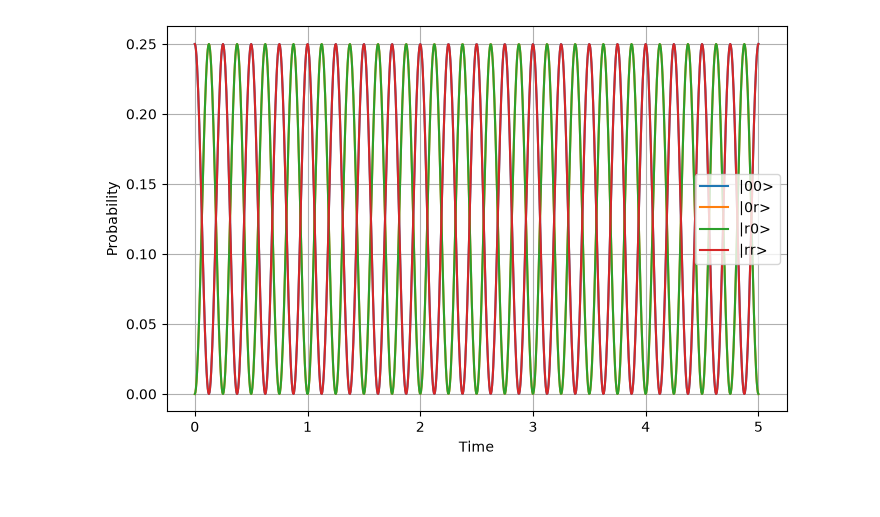
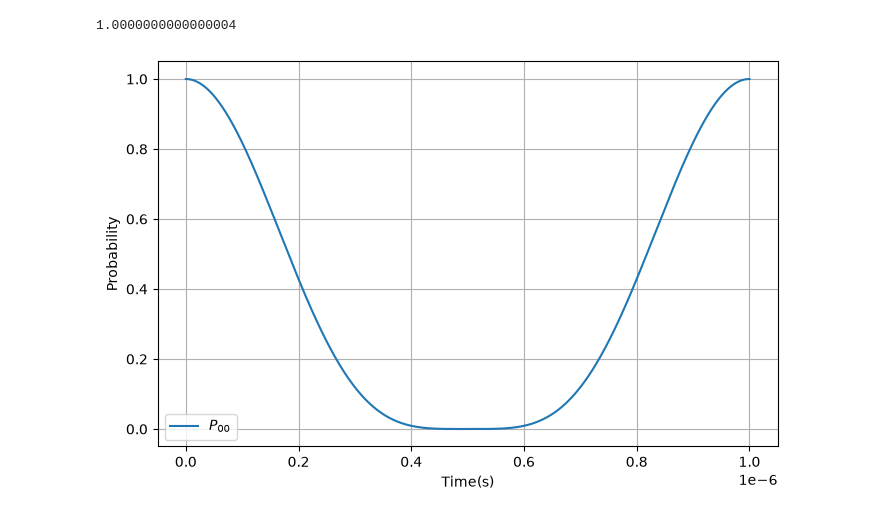
Before and after one commit to oscarfry05/Computing-Project, a Jupyter notebook: Milestone.ipynb, the cells around one changed output. Drawn from its saved outputs; the diff is of its cells as text; code cells hidden in the pictures.

Commit message:
Plot of probability for 00 state over time with V=0

```diff
--- a/Milestone.ipynb
+++ b/Milestone.ipynb
@@ -23,11 +21,18 @@ psi0 = np.array([1, 0, 0, 0])  # Initial
+# %%
+Omega = 2*np.pi*10**6 # Rabi frequency in Hz
+Delta = 0
+phi = 0
+V = 0
+
+H = hamiltonian(Omega, Delta, phi, V)
 # %%
-#Find eiegenvalues and eigenvectors of the Hamiltonian
+#Find eigenvalues and eigenvectors of the Hamiltonian
 def solve_static(H, psi0, times):
-    eiegenvalues, eigenvectors = eig(H)
+    eigenvalues, eigenvectors = eigh(H)
     coeffs = eigenvectors.conj().T @ psi0
     states = []
     for t in times:
-        phase = np.exp(-1j * eiegenvalues * t)
+        phase = np.exp(-1j * eigenvalues * t)
         psi_t = eigenvectors @ (coeffs * phase)
         states.append(psi_t)
     return np.array(states)
@@ -57,0 +48,4 @@ print(np.max(np.abs(total-1)))
+# %%
+#Find probabilities of each state
+probabilities = np.abs(states)**2
+print(probabilities)
@@ -58,16 +60,20 @@ print(np.max(np.abs(total-1)))
+# %%
+P00 = probabilities[:,0]
+# %%
+#Check
+Total = probabilities[1,0] + probabilities[1,1] + probabilities[1,2] + probabilities[1,3]
+print(Total)
+# %% [output]
+1.0000000000000004
 # %%
 plt.figure(figsize=(8,5))
 
-plt.plot(times, P00, label="|00>")
-plt.plot(times, P0r, label="|0r>")
-plt.plot(times, Pr0, label="|r0>")
-plt.plot(times, Prr, label="|rr>")
-
-plt.xlabel("Time")
-plt.ylabel("Probability")
+plt.plot(times, P00, label=r'$P_{00}$')
+plt.xlabel('Time(s)')
+plt.ylabel('Probability')
+#plt.title('Probability of $|00\rangle$ for V = 0')
+plt.grid(True)
 plt.legend()
-plt.grid()
-
 plt.show()
 # %% [output]
-[figure, old version]
+[figure, new version]
```
Also changed, not shown: parts of 15 cells of this notebook.
